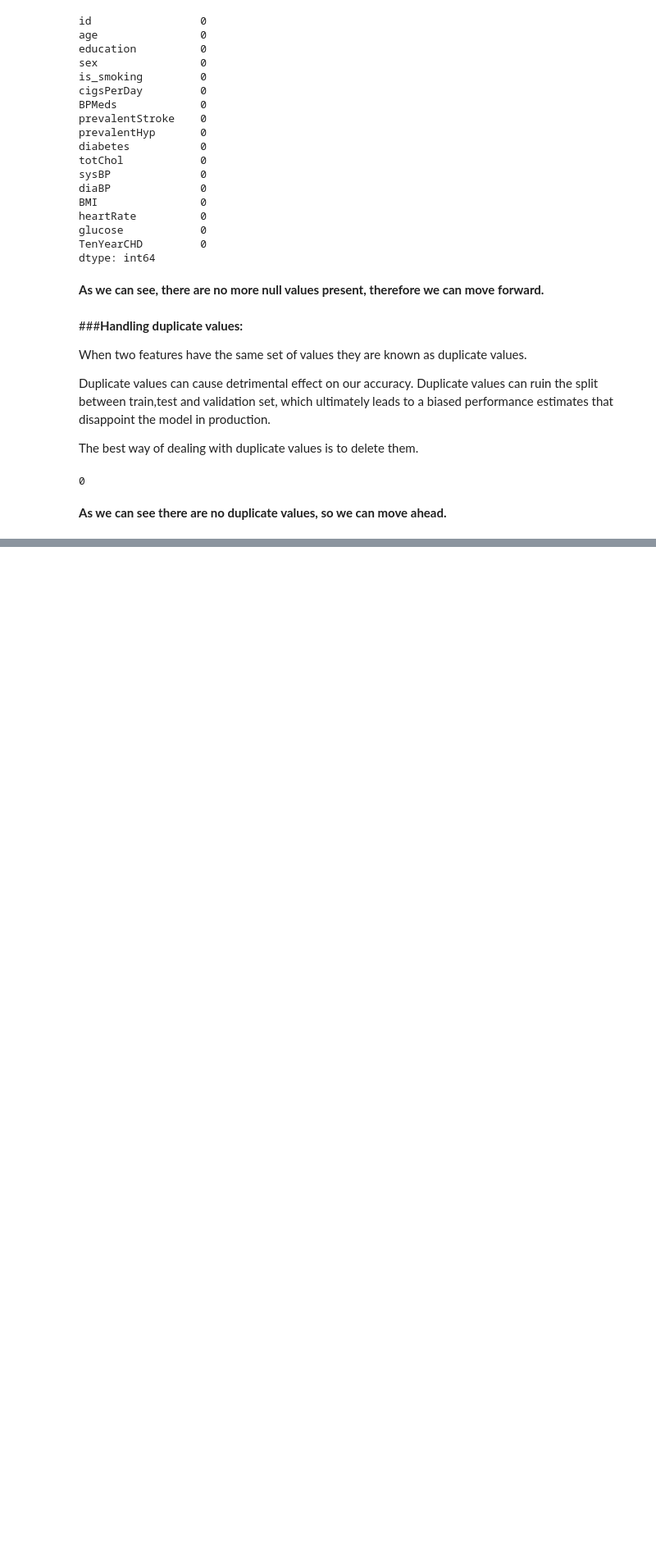
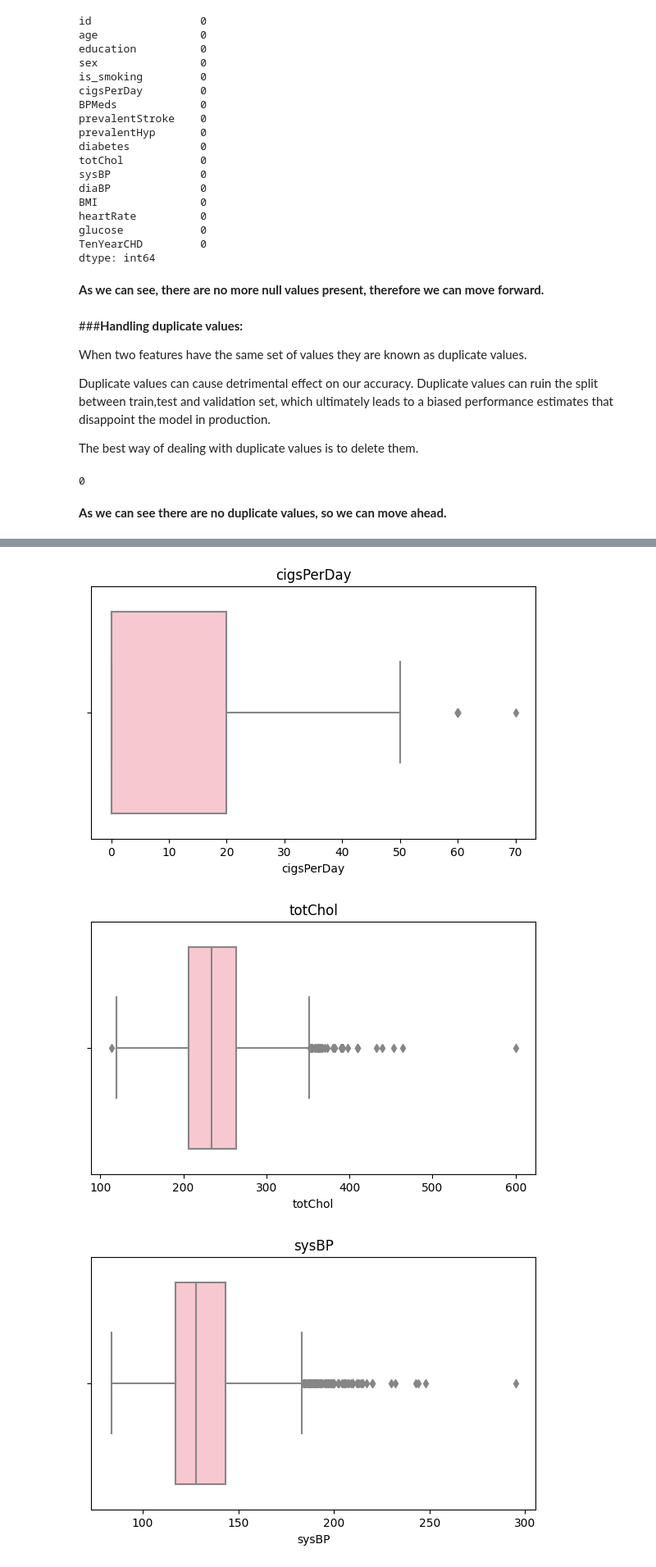
Before and after one commit to nehaa54/CardiovascularRiskPrediction, a Jupyter notebook: CardiovascularRiskPred.ipynb, the cells around one changed output, grey strips where cells are left out. Shown at 82% size. Drawn from its saved outputs; the diff is of its cells as text; code cells hidden in the pictures; blank space fills up the shorter version.

```diff
--- a/CardiovascularRiskPred.ipynb
+++ b/CardiovascularRiskPred.ipynb
@@ -432,0 +437,16 @@ cvd_df.duplicated().sum()
+# %%
+#Defining a list with numerical columns that can have outliers
+poss_outlier_cols = ['cigsPerDay','totChol','sysBP','diaBP','BMI','heartRate','glucose']
+# %%
+# Now create a boxplot to check the outliers
+for i in poss_outlier_cols:
+  fig = plt.figure(figsize=(7, 4))
+  ax = fig.gca()
+  features = cvd_df[i]
+  sns.boxplot(x=features ,color= 'pink')
+  ax.set_title(i)
+plt.show()
+# %% [output]
+[figure, added]
+[figure, added]
+[figure, added]
```
Also changed, not shown: parts of 41 cells of this notebook.
